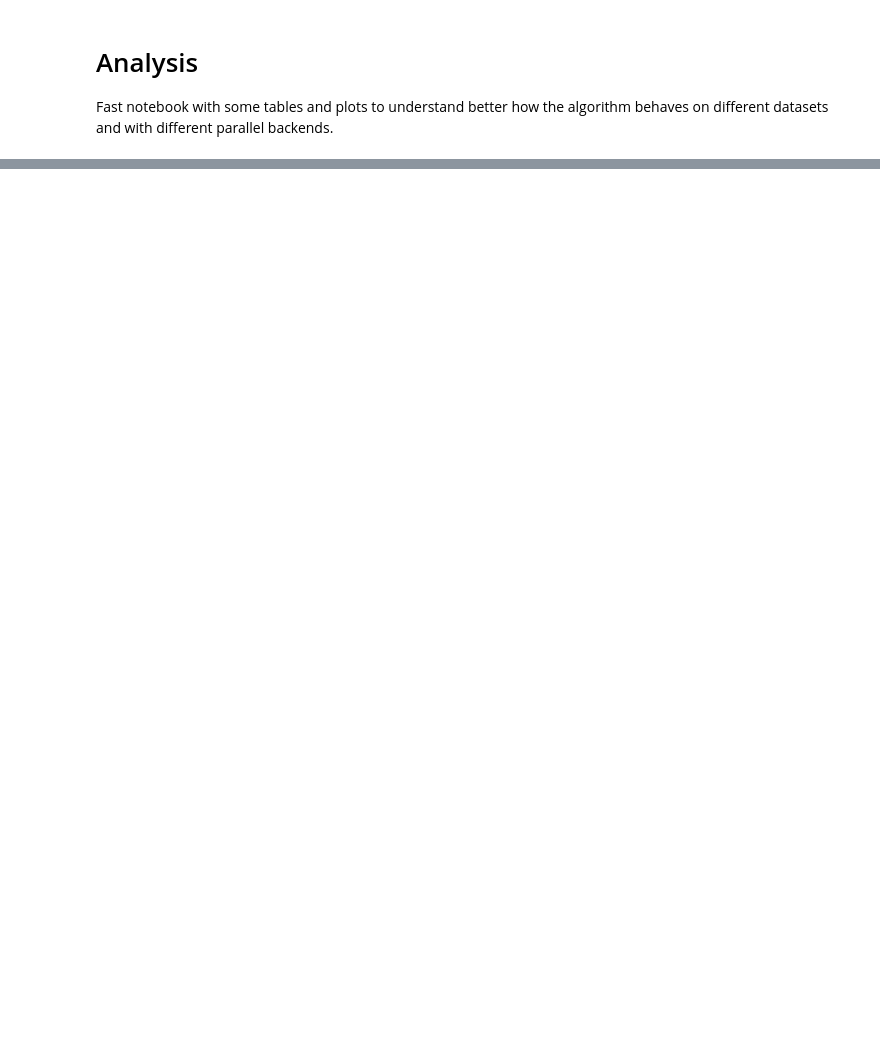
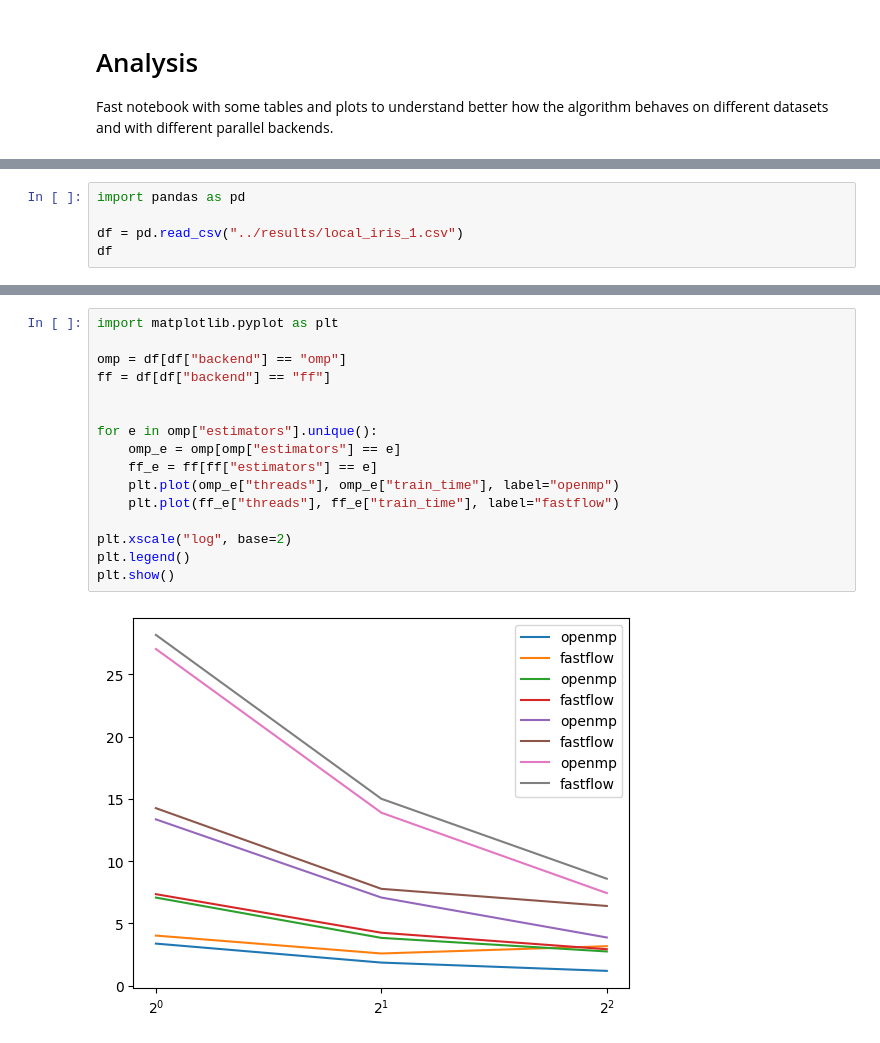
Before and after one commit to FedericoBustaffa/random_forest, a Jupyter notebook: notebooks/analysis.ipynb, the cells around one changed output, grey strips where cells are left out. Cells and saved outputs as stored; diff of their text form; blank space fills up the shorter version.

```diff
--- a/notebooks/analysis.ipynb
+++ b/notebooks/analysis.ipynb
@@ -192,0 +6,5 @@ ValueError: Length of values (5) does not match length of index (1)
+# %%
+import pandas as pd
+
+df = pd.read_csv("../results/local_iris_1.csv")
+df
@@ -192,0 +29,18 @@ ValueError: Length of values (5) does not match length of index (1)
+# %%
+import matplotlib.pyplot as plt
+
+omp = df[df["backend"] == "omp"]
+ff = df[df["backend"] == "ff"]
+
+
+for e in omp["estimators"].unique():
+    omp_e = omp[omp["estimators"] == e]
+    ff_e = ff[ff["estimators"] == e]
+    plt.plot(omp_e["threads"], omp_e["train_time"], label="openmp")
+    plt.plot(ff_e["threads"], ff_e["train_time"], label="fastflow")
+
+plt.xscale("log", base=2)
+plt.legend()
+plt.show()
+# %% [output]
+[figure, added]
```
Also changed, not shown: parts of 7 cells of this notebook, 3 other files.
